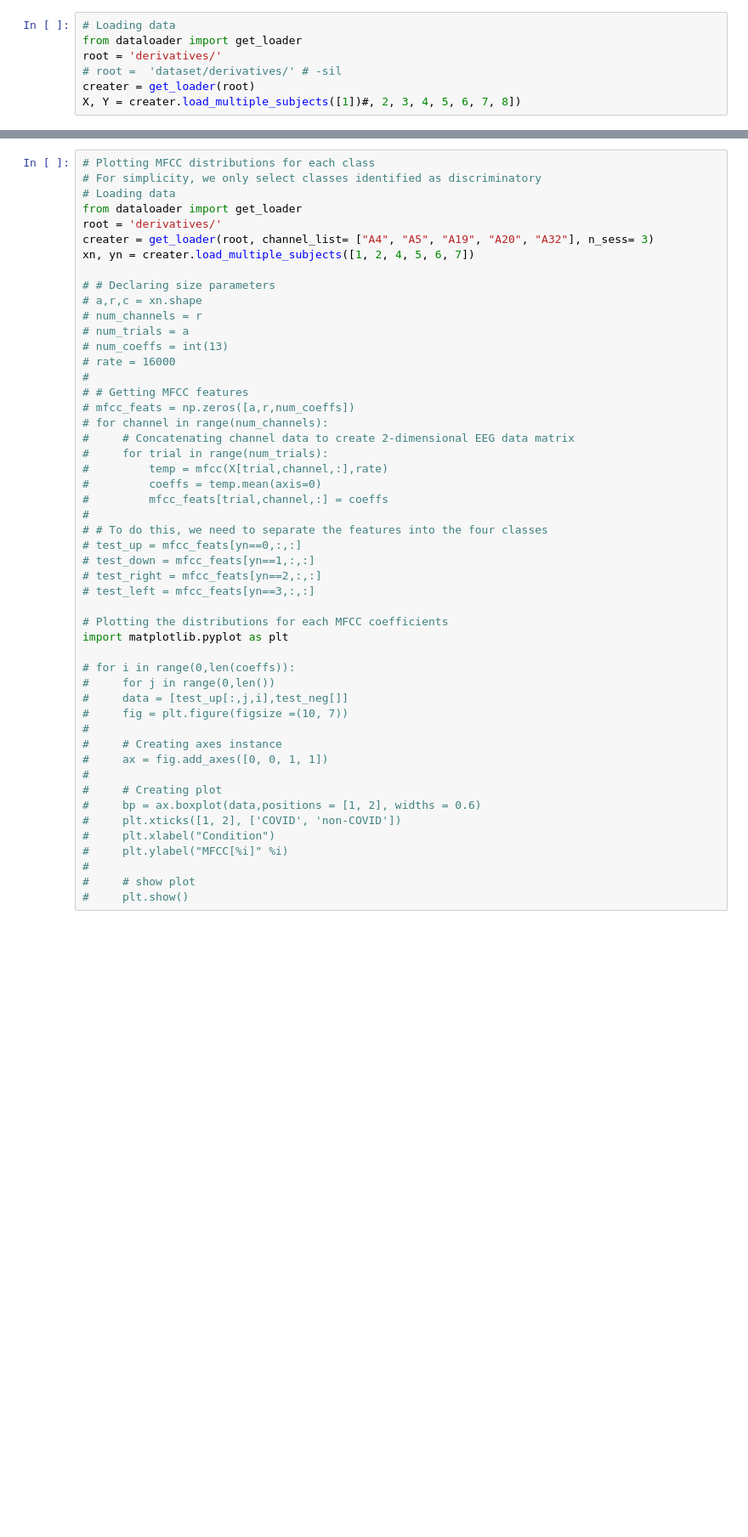
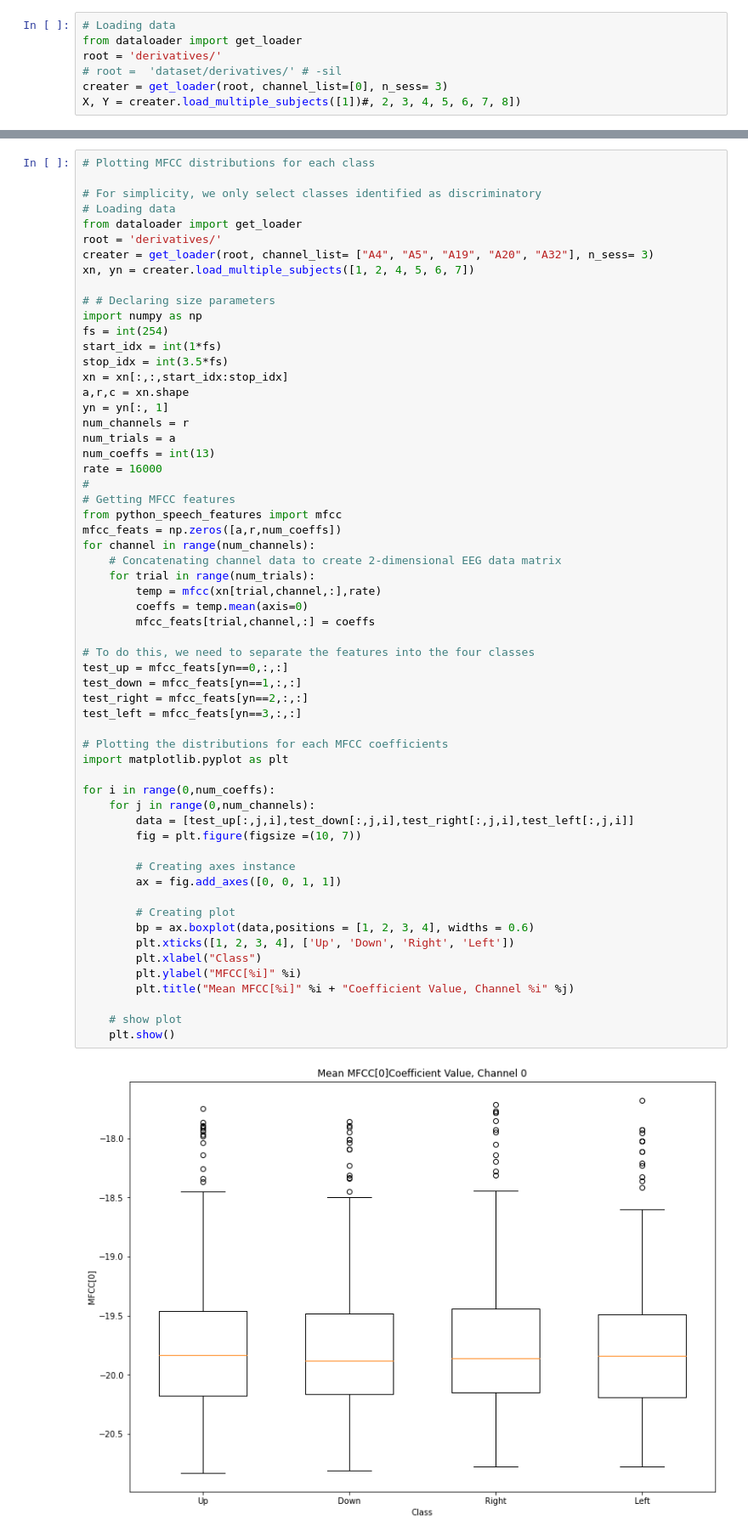
Before and after one commit to carankt/synthetic_telepathy, a Jupyter notebook: MFCC_Analysis.ipynb, the cells around one changed output, grey strips where cells are left out. Shown at 85% size. Cells and saved outputs as stored; diff of their text form; blank space fills up the shorter version.

Commit message:
Updated MFCC Analysis and included new dataloader channel functionality

```diff
--- a/MFCC_Analysis.ipynb
+++ b/MFCC_Analysis.ipynb
@@ -3,7 +3,7 @@
 from dataloader import get_loader
 root = 'derivatives/'
 # root =  'dataset/derivatives/' # -sil
-creater = get_loader(root)
+creater = get_loader(root, channel_list=[0], n_sess= 3)
 X, Y = creater.load_multiple_subjects([1])#, 2, 3, 4, 5, 6, 7, 8])
 # %%
 # Getting shape of EEG data
@@ -70,51 +70,61 @@ for channel in range(num_channels):
 # %%
 # Plotting MFCC distributions for each class
+
 # For simplicity, we only select classes identified as discriminatory
 # Loading data
 from dataloader import get_loader
 root = 'derivatives/'
 creater = get_loader(root, channel_list= ["A4", "A5", "A19", "A20", "A32"], n_sess= 3)
 xn, yn = creater.load_multiple_subjects([1, 2, 4, 5, 6, 7])
 
 # # Declaring size parameters
-# a,r,c = xn.shape
-# num_channels = r
-# num_trials = a
-# num_coeffs = int(13)
-# rate = 16000
+import numpy as np
+fs = int(254)
+start_idx = int(1*fs)
+stop_idx = int(3.5*fs)
+xn = xn[:,:,start_idx:stop_idx]
+a,r,c = xn.shape
+yn = yn[:, 1]
+num_channels = r
+num_trials = a
+num_coeffs = int(13)
+rate = 16000
 #
-# # Getting MFCC features
-# mfcc_feats = np.zeros([a,r,num_coeffs])
-# for channel in range(num_channels):
-#     # Concatenating channel data to create 2-dimensional EEG data matrix
-#     for trial in range(num_trials):
-#         temp = mfcc(X[trial,channel,:],rate)
-#         coeffs = temp.mean(axis=0)
-#         mfcc_feats[trial,channel,:] = coeffs
-#
-# # To do this, we need to separate the features into the four classes
-# test_up = mfcc_feats[yn==0,:,:]
-# test_down = mfcc_feats[yn==1,:,:]
-# test_right = mfcc_feats[yn==2,:,:]
-# test_left = mfcc_feats[yn==3,:,:]
+# Getting MFCC features
+from python_speech_features import mfcc
+mfcc_feats = np.zeros([a,r,num_coeffs])
+for channel in range(num_channels):
+    # Concatenating channel data to create 2-dimensional EEG data matrix
+    for trial in range(num_trials):
+        temp = mfcc(xn[trial,channel,:],rate)
+        coeffs = temp.mean(axis=0)
+        mfcc_feats[trial,channel,:] = coeffs
+
+# To do this, we need to separate the features into the four classes
+test_up = mfcc_feats[yn==0,:,:]
+test_down = mfcc_feats[yn==1,:,:]
+test_right = mfcc_feats[yn==2,:,:]
+test_left = mfcc_feats[yn==3,:,:]
 
 # Plotting the distributions for each MFCC coefficients
 import matplotlib.pyplot as plt
 
-# for i in range(0,len(coeffs)):
-#     for j in range(0,len())
-#     data = [test_up[:,j,i],test_neg[]]
-#     fig = plt.figure(figsize =(10, 7))
-#
-#     # Creating axes instance
-#     ax = fig.add_axes([0, 0, 1, 1])
-#
-#     # Creating plot
-#     bp = ax.boxplot(data,positions = [1, 2], widths = 0.6)
-#     plt.xticks([1, 2], ['COVID', 'non-COVID'])
-#     plt.xlabel("Condition")
-#     plt.ylabel("MFCC[%i]" %i)
-#
-#     # show plot
-#     plt.show()
+for i in range(0,num_coeffs):
+    for j in range(0,num_channels):
+        data = [test_up[:,j,i],test_down[:,j,i],test_right[:,j,i],test_left[:,j,i]]
+        fig = plt.figure(figsize =(10, 7))
+
+        # Creating axes instance
+        ax = fig.add_axes([0, 0, 1, 1])
+
+        # Creating plot
+        bp = ax.boxplot(data,positions = [1, 2, 3, 4], widths = 0.6)
+        plt.xticks([1, 2, 3, 4], ['Up', 'Down', 'Right', 'Left'])
+        plt.xlabel("Class")
+        plt.ylabel("MFCC[%i]" %i)
+        plt.title("Mean MFCC[%i]" %i + "Coefficient Value, Channel %i" %j)
+
+    # show plot
+    plt.show()
 # %% [output]
+[figure, added]
```
Also changed, not shown: parts of 5 cells of this notebook, 2 other files.
